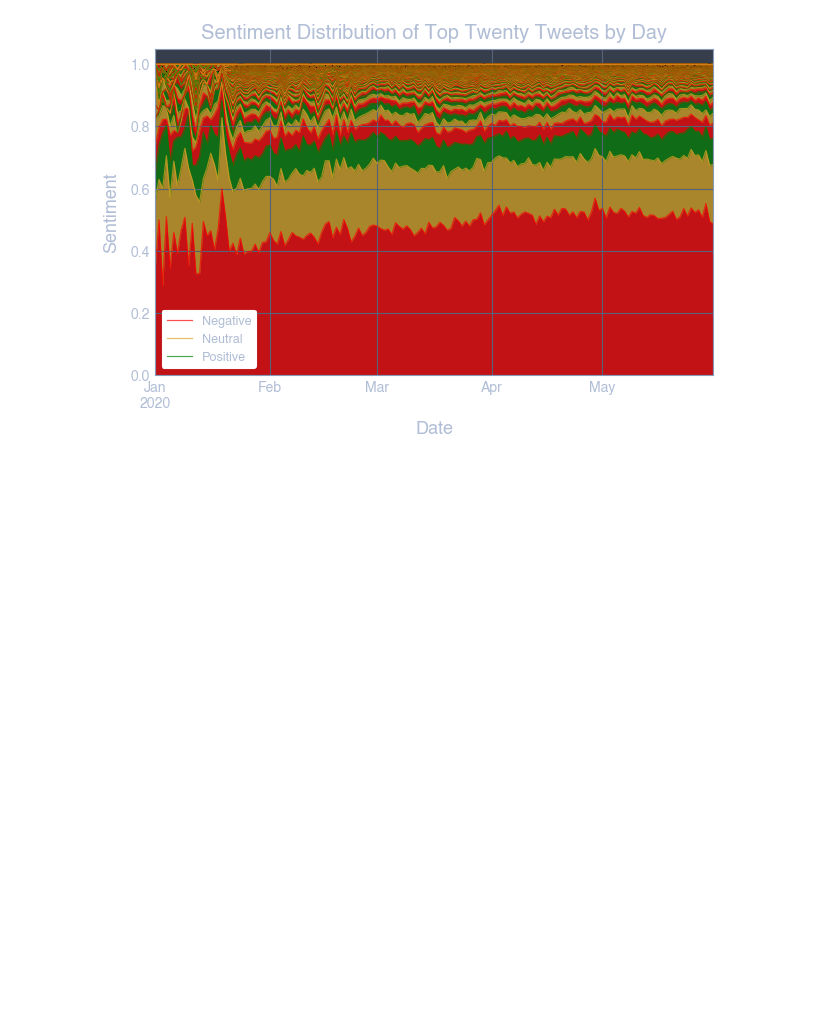
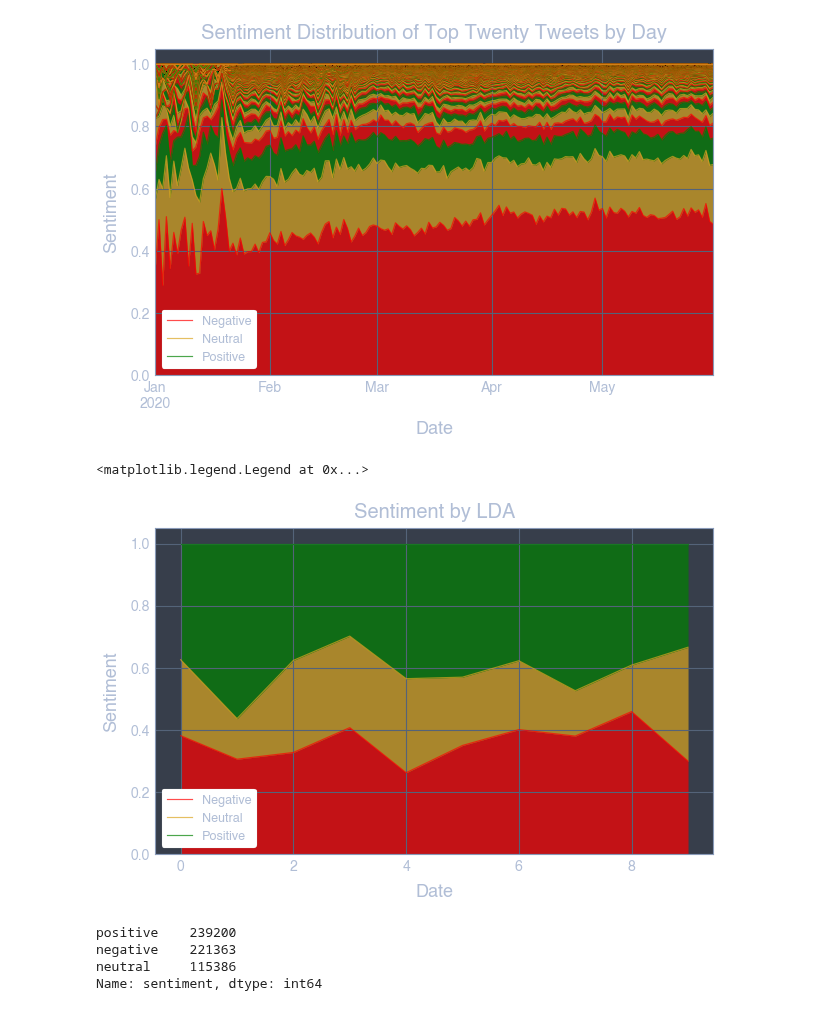
Before and after one commit to p-szymo/twitter-sentiment-analysis, a Jupyter notebook: eda_visualizations_notebook.ipynb, the cells around one changed output. Cells and saved outputs as stored; diff of their text form; code cells hidden in the pictures; blank space fills up the shorter version.

```diff
--- a/eda_visualizations_notebook.ipynb
+++ b/eda_visualizations_notebook.ipynb
@@ -11,6 +13,6 @@ import seaborn as sns
 # %%
 pd.set_option('max_colwidth', 250)
 # %%
-df = pd.read_csv('5k_Datasets/5k_jan_thru_may_tweets.csv', index_col=0)
+df = pd.read_csv('5k_Datasets/5k_tweets_lda_10.csv', index_col=0)
 df.shape
 # %% [output]
@@ -153,3 +146,26 @@ p1.legend(['Negative', 'Neutral', 'Positive'], facecolor='white', framealpha=1)
 # %% [output]
 <matplotlib.legend.Legend at 0x...>
 [figure]
+# %%
+# Proportion of sentiments of top twenty tweets by day
+sent_by_lda = df.groupby('lda')['sentiment'].value_counts(normalize=True).unstack()
+
+# Plot a stacked line graph
+p1 = sent_by_lda.plot.area(stacked = True, figsize=(10,6),
+                           color = ['red', 'goldenrod', 'green'], alpha = .70, fontsize=14)
+
+p1.set_title('Sentiment by LDA', fontsize=20, pad=10)
+p1.set_xlabel('Date', fontsize=18, labelpad=10)
+p1.set_ylabel('Sentiment', fontsize=18, labelpad=10)
+p1.legend(['Negative', 'Neutral', 'Positive'], facecolor='white', framealpha=1)
+# p1.show()
+# %% [output]
+<matplotlib.legend.Legend at 0x...>
+[figure, added]
+# %%
+df['sentiment'].value_counts()
+# %% [output]
+positive    239200
+negative    221363
+neutral     115386
+Name: sentiment, dtype: int64
```
Also changed, not shown: parts of 18 cells of this notebook, 4 other files.
